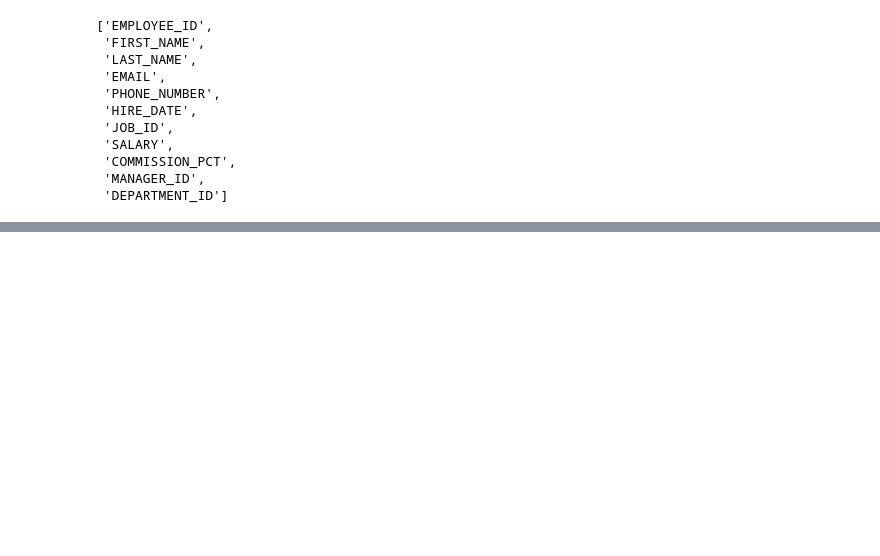
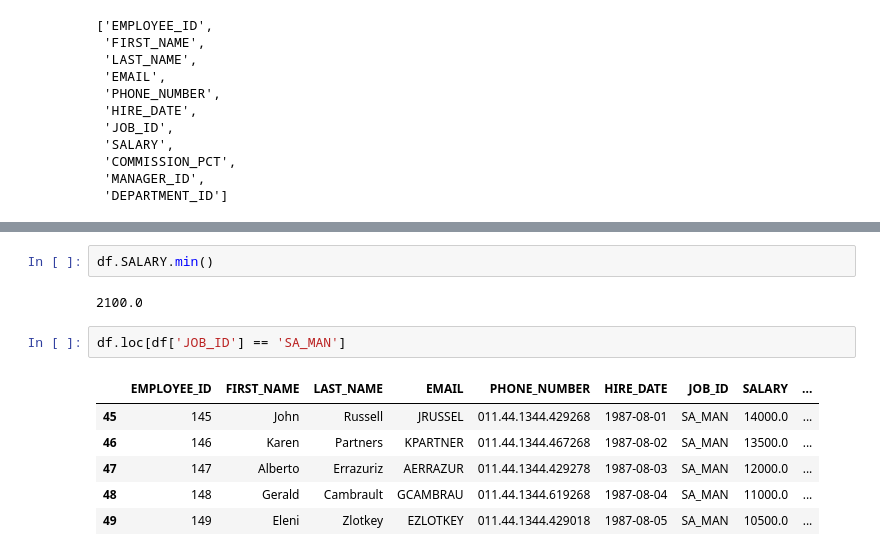
Before and after one commit to ifiscoder/DWM, a Jupyter notebook: PRAC_3.ipynb, the cells around one changed output, grey strips where cells are left out. Saved outputs shown, nothing was run; the diff lists cells and outputs as text; blank space fills up the shorter version.

```diff
--- a/PRAC_3.ipynb
+++ b/PRAC_3.ipynb
@@ -75,0 +128,13 @@ Length: 107, dtype: int64
+# %%
+df.SALARY.min()
+# %% [output]
+2100.0
+# %%
+df.loc[df['JOB_ID'] == 'SA_MAN']
+# %% [output]
+|  | EMPLOYEE_ID | FIRST_NAME | LAST_NAME | EMAIL | PHONE_NUMBER | HIRE_DATE | JOB_ID | SALARY | ... |
+| 45 | 145 | John | Russell | JRUSSEL | 011.44.1344.429268 | 1987-08-01 | SA_MAN | 14000.0 | ... |
+| 46 | 146 | Karen | Partners | KPARTNER | 011.44.1344.467268 | 1987-08-02 | SA_MAN | 13500.0 | ... |
+| 47 | 147 | Alberto | Errazuriz | AERRAZUR | 011.44.1344.429278 | 1987-08-03 | SA_MAN | 12000.0 | ... |
+| 48 | 148 | Gerald | Cambrault | GCAMBRAU | 011.44.1344.619268 | 1987-08-04 | SA_MAN | 11000.0 | ... |
+| 49 | 149 | Eleni | Zlotkey | EZLOTKEY | 011.44.1344.429018 | 1987-08-05 | SA_MAN | 10500.0 | ... |
```
Also changed, not shown: parts of 9 cells of this notebook.
